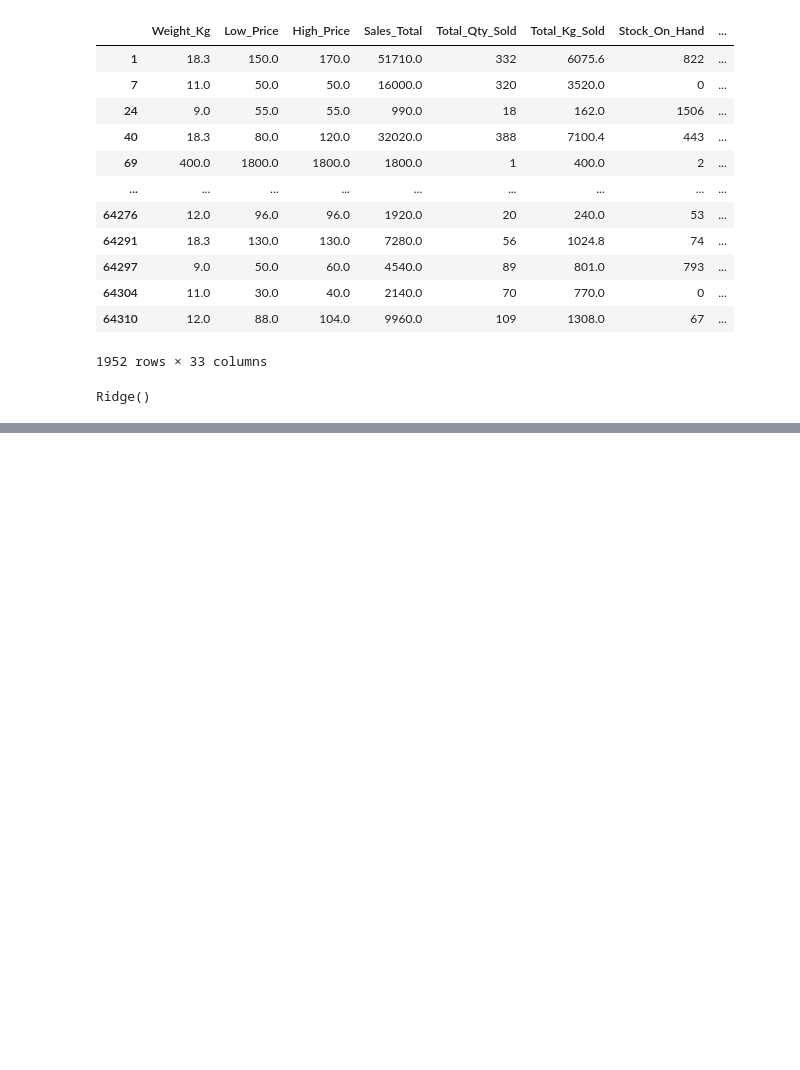
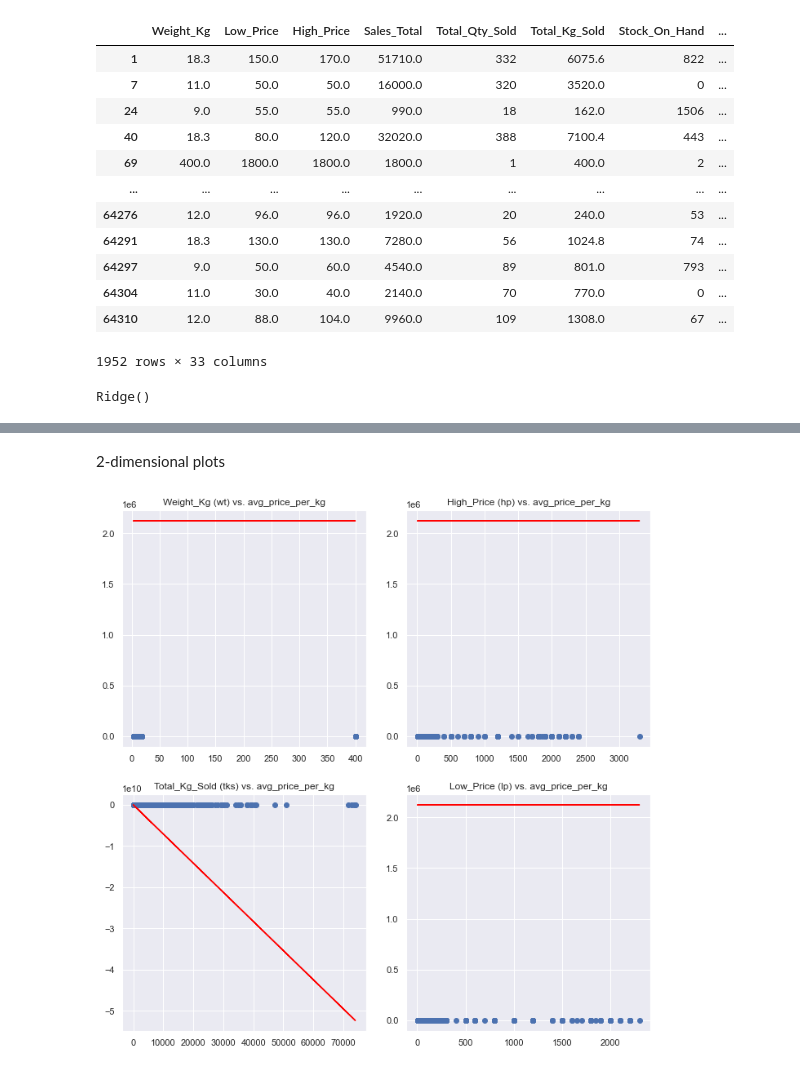
Before and after one commit to Emzarh/EDSA_ZM-Team1, a Jupyter notebook: ZM_Team1 notebook version 2.ipynb, the cells around one changed output, grey strips where cells are left out. Saved outputs shown, nothing was run; the diff lists cells and outputs as text; code cells hidden in the pictures; blank space fills up the shorter version.

Commit message:
Plotted model graphs

```diff
--- a/ZM_Team1 notebook version 2.ipynb
+++ b/ZM_Team1 notebook version 2.ipynb
@@ -20,5 +30,6 @@ FileNotFoundError: [Errno 2] File C:\Users\tamak/Downloads/R PREDICT 3rd edit/te
 # %%
 #importing train datasets
-df_train= pd.read_csv('~/Downloads/R PREDICT 3rd edit/train_set.csv')
+df_train= pd.read_csv('C:/Users/Mampilo/Documents/EDSA_ZM-Team1/EDSA_ZM-Team1/train_set.csv')
+
 #To display the top 5 rows
 df_train.head()
@@ -168,9 +453,10 @@ plt.xlabel('Province');
 # %%
 #Lerato use from here onwards
-
+#import pandas as pd
+#import numpy as np
 #loading train and test set
-train = pd.read_csv('C:/Users/tamak/Desktop/Data Science/Predicts/EDSA_ZM-Team1/train_set.csv')
-test = pd.read_csv('C:/Users/tamak/Desktop/Data Science/Predicts/EDSA_ZM-Team1/test_set.csv')
+#train = pd.read_csv('C:/Users/tamak/Desktop/Data Science/Predicts/EDSA_ZM-Team1/train_set.csv')
+#test = pd.read_csv('C:/Users/tamak/Desktop/Data Science/Predicts/EDSA_ZM-Team1/test_set.csv')
 # %%
 #converting all categorical variable features to dummy variables:
 
@@ -275,0 +592,26 @@ import matplotlib.pyplot as plt
+# %% [markdown]
+2-dimensional plots
+# %%
+fig, axs = plt.subplots(2, 2, figsize=(10,10))
+
+axs[0,0].scatter(model_train['Weight_Kg'], model_train['avg_price_per_kg'])
+axs[0,0].plot(model_train['Weight_Kg'], model_lr.intercept_ + model_lr.coef_[4]*model_train['Weight_Kg'], color='red')
+axs[0,0].title.set_text('Weight_Kg (wt) vs. avg_price_per_kg')
+
+axs[0,1].scatter(model_train['High_Price'], model_train['avg_price_per_kg'])
+axs[0,1].plot(model_train['High_Price'], model_lr.intercept_ + model_lr.coef_[1]*model_train['High_Price'], color='red')
+axs[0,1].title.set_text('High_Price (hp) vs. avg_price_per_kg')
+
+axs[1,0].scatter(model_train['Total_Kg_Sold'], model_train['avg_price_per_kg'])
+axs[1,0].plot(model_train['Total_Kg_Sold'], model_lr.intercept_ + model_lr.coef_[0]*model_train['Total_Kg_Sold'], color='red')
+axs[1,0].title.set_text('Total_Kg_Sold (tks) vs. avg_price_per_kg')
+
+axs[1,1].scatter(model_train['Low_Price'], model_train['avg_price_per_kg'])
+axs[1,1].plot(model_train['Low_Price'], model_lr.intercept_ + model_lr.coef_[2]*model_train['Low_Price'], color='red')
+axs[1,1].title.set_text('Low_Price (lp) vs. avg_price_per_kg')
+
+fig.tight_layout(pad=2.0)
+
+plt.show()
+# %% [output]
+[figure, added]
```
Also changed, not shown: parts of 67 cells of this notebook, 2 other files.
